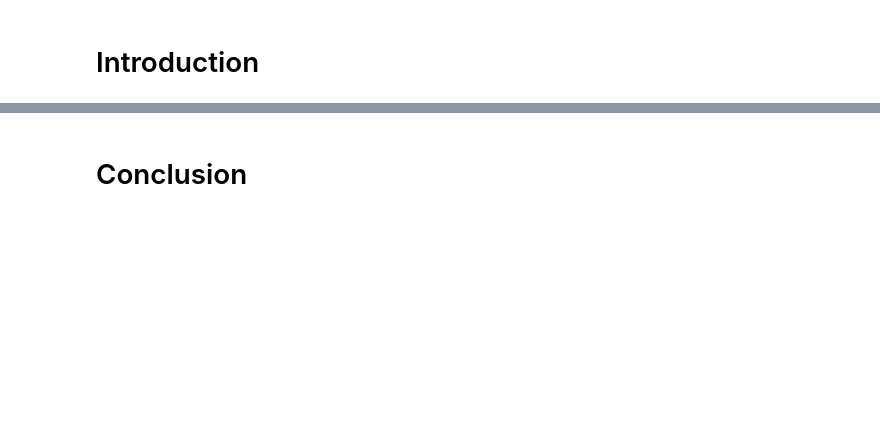
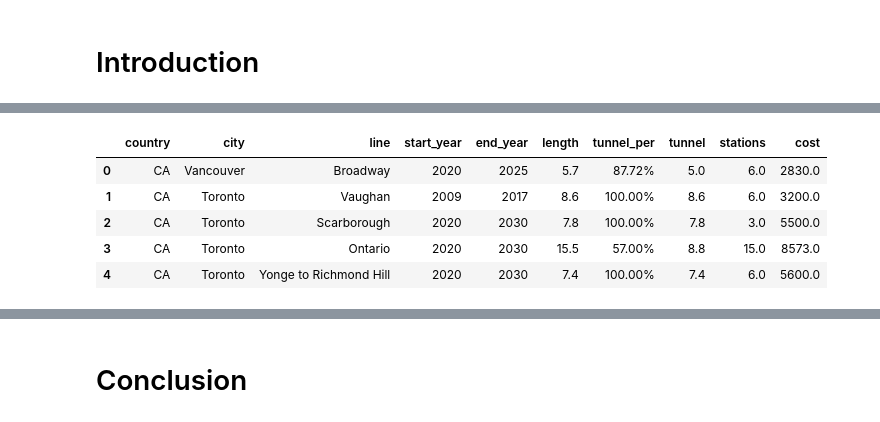
Before and after one commit to xyz8031/deepnote-tutorial, a Jupyter notebook: notebook.ipynb, the cells around one changed output, grey strips where cells are left out. Saved outputs shown, nothing was run; the diff lists cells and outputs as text; code cells hidden in the pictures; blank space fills up the shorter version.

```diff
--- a/notebook.ipynb
+++ b/notebook.ipynb
@@ -5,0 +32,10 @@ import numpy as np
+# %%
+data = data[['country', 'city', 'line', 'start_year', 'end_year', 'length', 'tunnel_per', 'tunnel', 'stations', 'cost']]
+data.head()
+# %% [output]
+|  | country | city | line | start_year | end_year | length | tunnel_per | tunnel | stations | cost |
+| 0 | CA | Vancouver | Broadway | 2020 | 2025 | 5.7 | 87.72% | 5.0 | 6.0 | 2830.0 |
+| 1 | CA | Toronto | Vaughan | 2009 | 2017 | 8.6 | 100.00% | 8.6 | 6.0 | 3200.0 |
+| 2 | CA | Toronto | Scarborough | 2020 | 2030 | 7.8 | 100.00% | 7.8 | 3.0 | 5500.0 |
+| 3 | CA | Toronto | Ontario | 2020 | 2030 | 15.5 | 57.00% | 8.8 | 15.0 | 8573.0 |
+| 4 | CA | Toronto | Yonge to Richmond Hill | 2020 | 2030 | 7.4 | 100.00% | 7.4 | 6.0 | 5600.0 |
```
Also changed, not shown: parts of 12 cells of this notebook.
